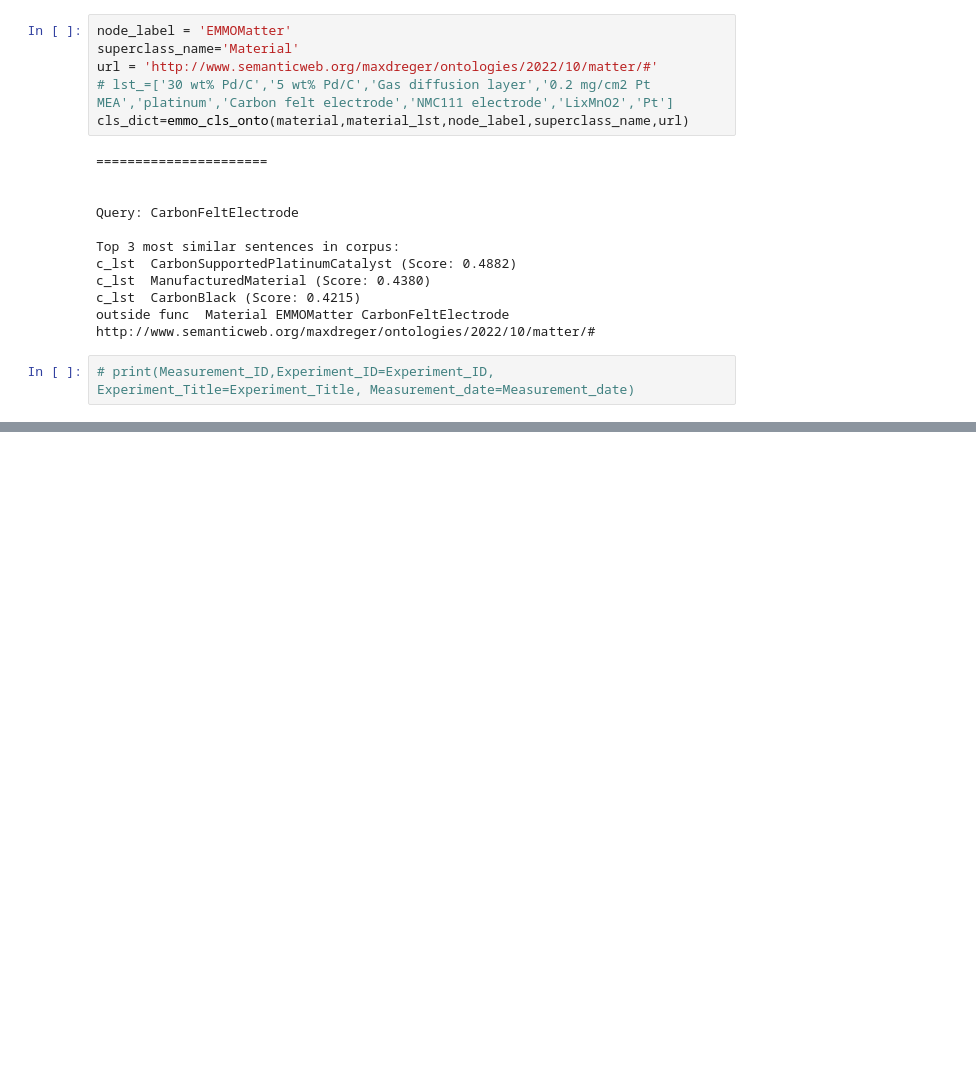
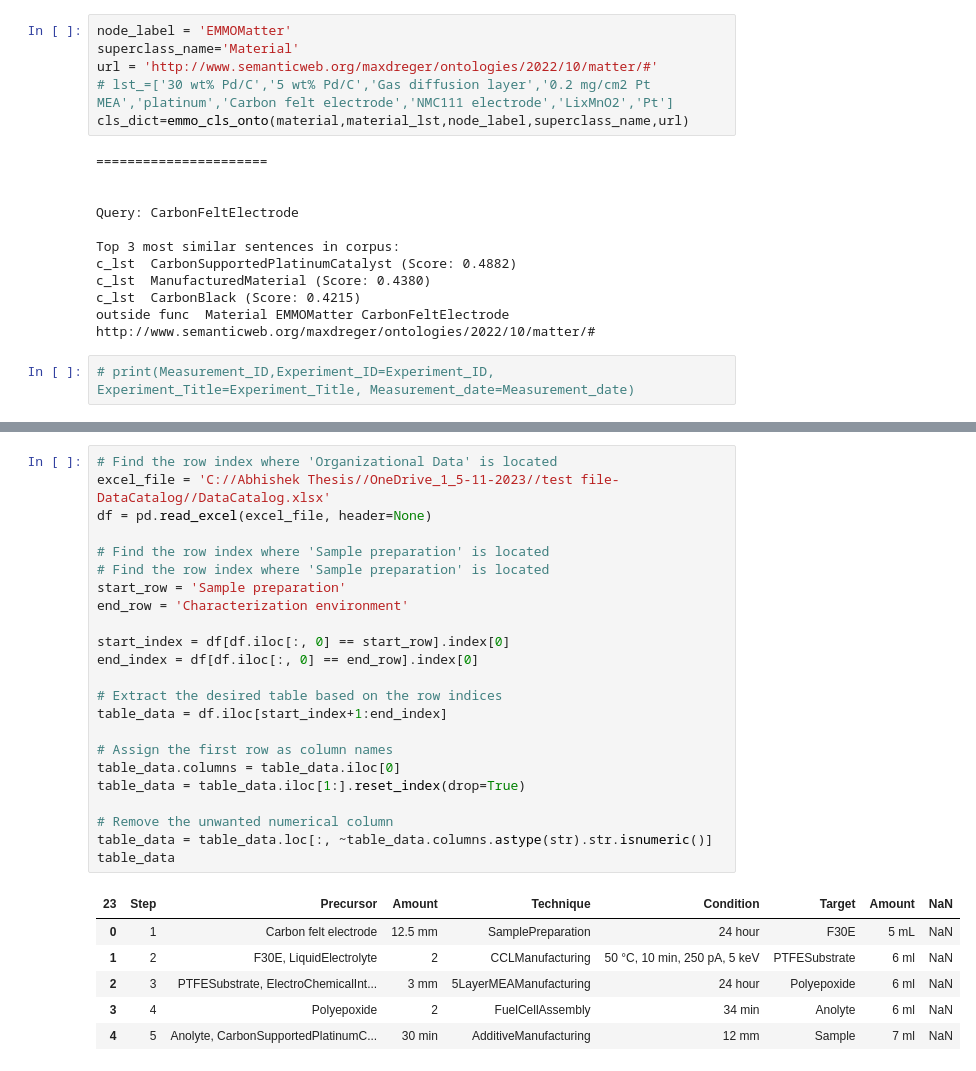
Before and after one commit to AbhishekMathur22/Master-thesis, a Jupyter notebook: classes nodes to neo4j_v5.ipynb, the cells around one changed output, grey strips where cells are left out. Drawn from its saved outputs; the diff is of its cells as text; blank space fills up the shorter version.

Commit message:
imported char data into python, created sample_prep node and steps

```diff
--- a/classes nodes to neo4j_v5.ipynb
+++ b/classes nodes to neo4j_v5.ipynb
@@ -643,0 +683,30 @@ outside func  Material EMMOMatter CarbonFeltElectrode http://www.semanticweb.org
+# %%
+# Find the row index where 'Organizational Data' is located
+excel_file = 'C://Abhishek Thesis//OneDrive_1_5-11-2023//test file-DataCatalog//DataCatalog.xlsx'
+df = pd.read_excel(excel_file, header=None)
+
+# Find the row index where 'Sample preparation' is located
+# Find the row index where 'Sample preparation' is located
+start_row = 'Sample preparation'
+end_row = 'Characterization environment'
+
+start_index = df[df.iloc[:, 0] == start_row].index[0]
+end_index = df[df.iloc[:, 0] == end_row].index[0]
+
+# Extract the desired table based on the row indices
+table_data = df.iloc[start_index+1:end_index]
+
+# Assign the first row as column names
+table_data.columns = table_data.iloc[0]
+table_data = table_data.iloc[1:].reset_index(drop=True)
+
+# Remove the unwanted numerical column
+table_data = table_data.loc[:, ~table_data.columns.astype(str).str.isnumeric()]
+table_data
+# %% [output]
+| 23 | Step | Precursor | Amount | Technique | Condition | Target | Amount | NaN |
+| 0 | 1 | Carbon felt electrode | 12.5 mm | SamplePreparation | 24 hour | F30E | 5 mL | NaN |
+| 1 | 2 | F30E, LiquidElectrolyte | 2 | CCLManufacturing | 50 °C, 10 min, 250 pA, 5 keV | PTFESubstrate | 6 ml | NaN |
+| 2 | 3 | PTFESubstrate, ElectroChemicalInt... | 3 mm | 5LayerMEAManufacturing | 24 hour | Polyepoxide | 6 ml | NaN |
+| 3 | 4 | Polyepoxide | 2 | FuelCellAssembly | 34 min | Anolyte | 6 ml | NaN |
+| 4 | 5 | Anolyte, CarbonSupportedPlatinumC... | 30 min | AdditiveManufacturing | 12 mm | Sample | 7 ml | NaN |
```
Also changed, not shown: parts of 15 cells of this notebook.
